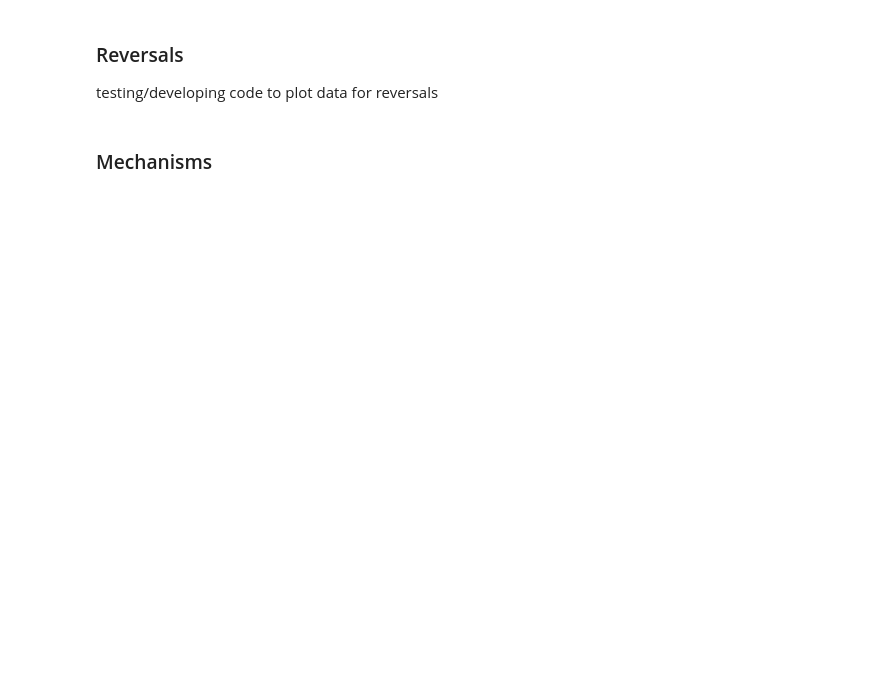
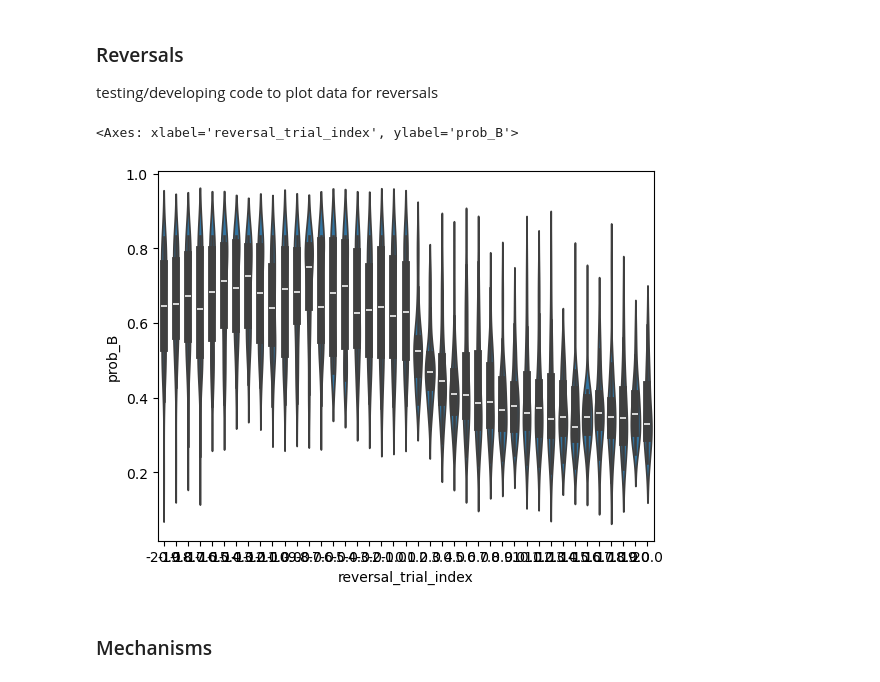
Before and after one commit to charlesdgburns/NM_TinyRNN, a Jupyter notebook: notebooks/analysing_models.ipynb, the cells around one changed output. Cells and saved outputs as stored; diff of their text form; code cells hidden in the pictures; blank space fills up the shorter version.

```diff
--- a/notebooks/analysing_models.ipynb
+++ b/notebooks/analysing_models.ipynb
@@ -122,14 +161,17 @@ plt.show()
 testing/developing code to plot data for reversals
 # %%
 
-trials_data = analysis.load_data(info_df.iloc[2500].trials_data_path)
+trials_data = analysis.load_data(all_models_df.iloc[2500].trials_data_path)
 trials_data = revme.add_reversal_columns(trials_data)
 
 fig, ax = plt.subplots()
 sns.violinplot(trials_data.query('reversal_type=="RL"'),
                 x='reversal_trial_index',
                 y='prob_B',
                 ax =ax)
+# %% [output]
+<Axes: xlabel='reversal_trial_index', ylabel='prob_B'>
+[figure, added]
 # %% [markdown]
 ### Mechanisms
 # %%
```
Also changed, not shown: parts of 9 cells of this notebook, 2 other files.
